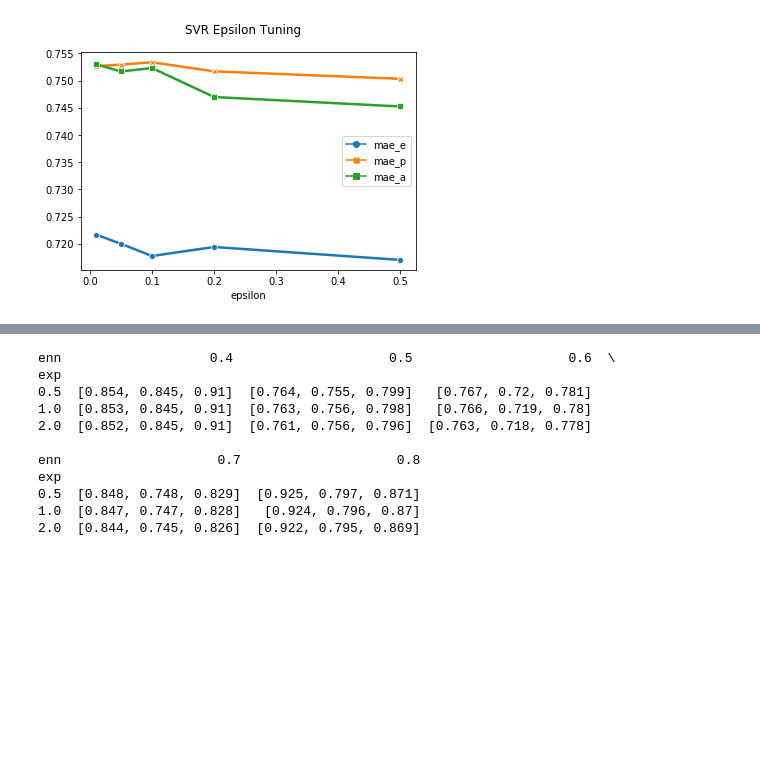
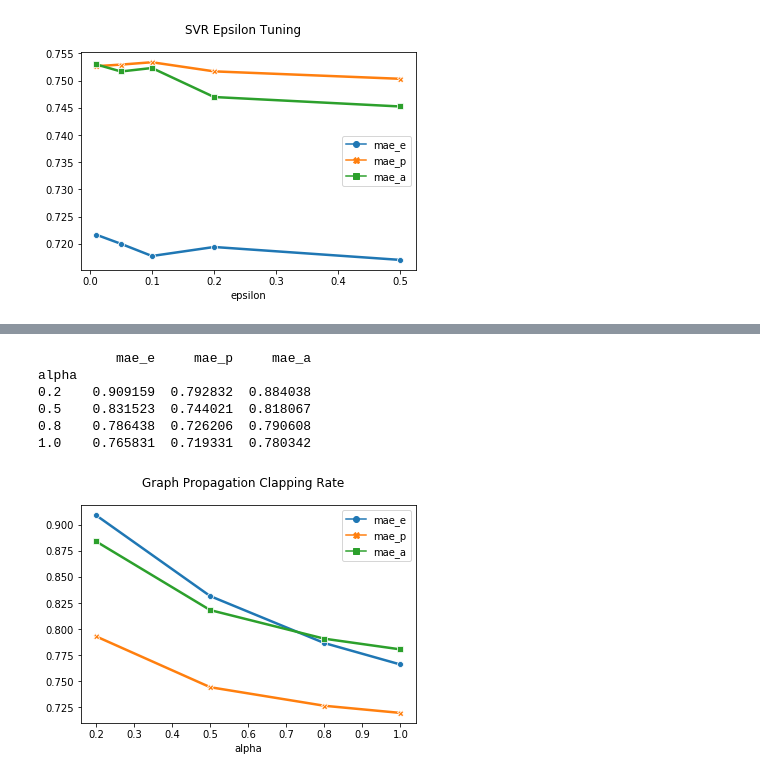
Before and after one commit to jiaojiaoloveu/WordEmbedding-SubCulture, a Jupyter notebook: src/plot_result_part2.ipynb, the cells around one changed output, grey strips where cells are left out. Saved outputs shown, nothing was run; the diff lists cells and outputs as text; code cells hidden in the pictures; blank space fills up the shorter version.

```diff
--- a/src/plot_result_part2.ipynb
+++ b/src/plot_result_part2.ipynb
@@ -66,26 +142,26 @@ batch
 # %%
-def plot_graph():
-    with open('../result/epa_expansion/graph/result_grid_search_seed_8500_eval_1000_epa_1.0', 'r') as fp:
+def plot_graph_alpha():
+    with open('../result/epa_expansion/graph/result_alpha_seed_8500_eval_1000_epa_1.0', 'r') as fp:
         data = json.load(fp)
     result = []
     for item in data:
+        mae = item['metrics']['mae']
         result.append([
-            item['enn'],
-            item['exp'],
-            [round(f, 3) for f in item['metrics']['mae']]
+            item['alpha'],
+            mae[0],
+            mae[1],
+            mae[2]
         ])
-    df = pd.DataFrame(data=result, columns=['enn', 'exp', 'mae']).pivot('exp', 'enn', 'mae')
+    df = pd.DataFrame(data=result, columns=['alpha', 'mae_e', 'mae_p', 'mae_a']).set_index('alpha')
     print(df)
-plot_graph()
+    plt.suptitle('Graph Propagation Clapping Rate')
+    sns.lineplot(data=df, linewidth=2.5, dashes=False, markers=True)
+plot_graph_alpha()
 # %% [output]
-enn                   0.4                    0.5                    0.6  \
-exp
-0.5  [0.854, 0.845, 0.91]  [0.764, 0.755, 0.799]   [0.767, 0.72, 0.781]
-1.0  [0.853, 0.845, 0.91]  [0.763, 0.756, 0.798]   [0.766, 0.719, 0.78]
-2.0  [0.852, 0.845, 0.91]  [0.761, 0.756, 0.796]  [0.763, 0.718, 0.778]
-
-enn                    0.7                    0.8
-exp
-0.5  [0.848, 0.748, 0.829]  [0.925, 0.797, 0.871]
-1.0  [0.847, 0.747, 0.828]   [0.924, 0.796, 0.87]
-2.0  [0.844, 0.745, 0.826]  [0.922, 0.795, 0.869]
+          mae_e     mae_p     mae_a
+alpha
+0.2    0.909159  0.792832  0.884038
+0.5    0.831523  0.744021  0.818067
+0.8    0.786438  0.726206  0.790608
+1.0    0.765831  0.719331  0.780342
+[figure, added]
```
Also changed, not shown: parts of 5 cells of this notebook, 1 other file.
